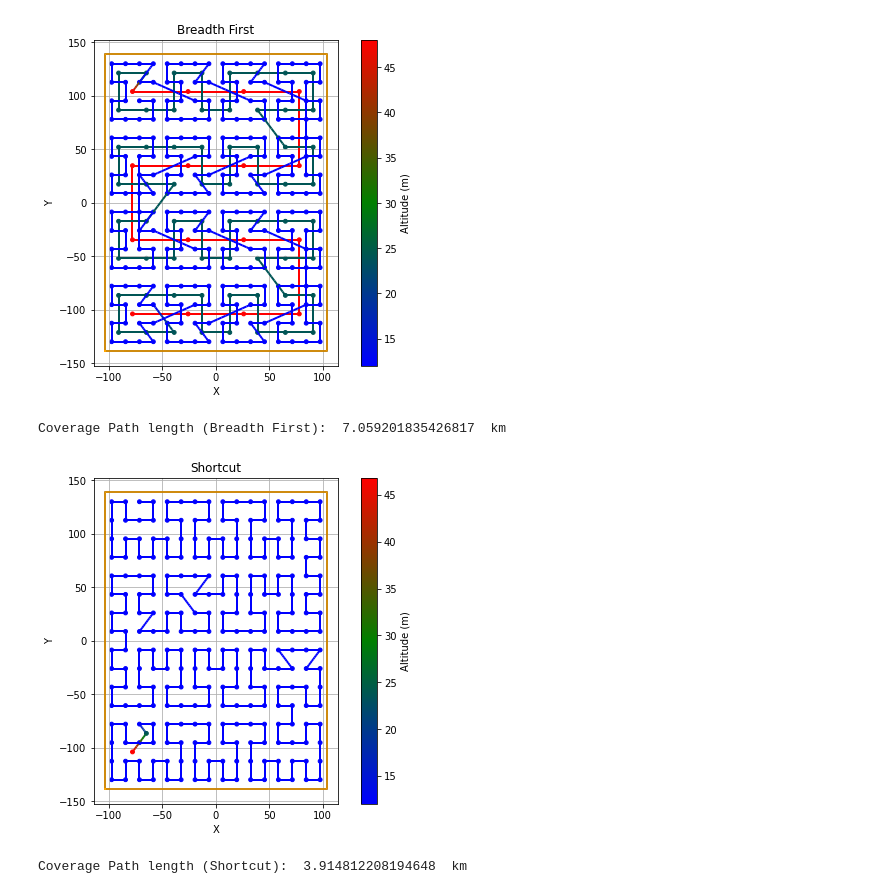
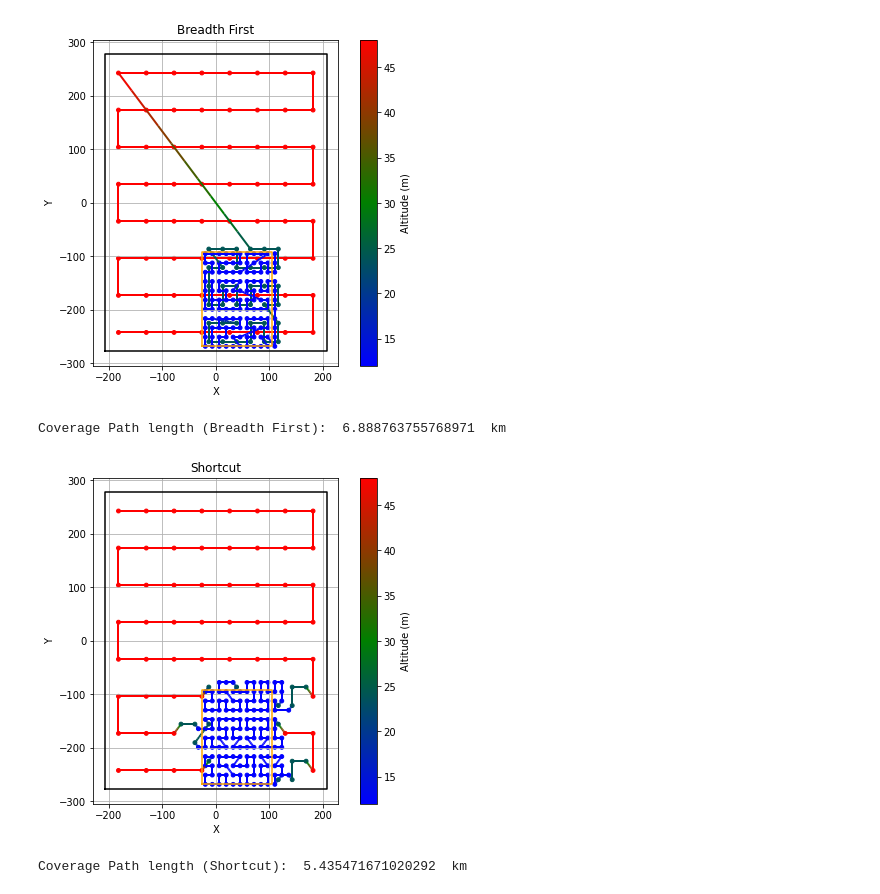
Before and after one commit to David1340/Doutorado_Drone, a Jupyter notebook: Comparacao.ipynb, the cells around one changed output. Saved outputs shown, nothing was run; the diff lists cells and outputs as text; code cells hidden in the pictures.

```diff
--- a/Comparacao.ipynb
+++ b/Comparacao.ipynb
@@ -1,3 +1,9 @@
+# %%
+import numpy as np
+def custo(x,y):
+    vx = 10
+    vz = 2.5
+    return np.max([np.linalg.norm(x[0:2] - y[0:2])/vx, np.linalg.norm(x[2] - y[2])/vz])
 # %%
 from shapely.geometry import Polygon
 from shapely import affinity
@@ -15,7 +21,7 @@ DJImini3Camera = SensorCamera()
 desirableGSD = 1*0.43 #cm/px
 altitude = DJImini3Camera.h_desirable(desirableGSD)/100
 width,height = DJImini3Camera.l(altitude) # dimensão horizontal do sensor para a altitude desejada
-L = 8
+L = 16
 poly = Polygon([(-L*height, -L*width), (L*height, -L*width), (L*height, L*width), (-L*height, L*width)])
 angle_deg = 0  # ângulo da varredura em graus (0 = horizontal, 90 = vertical)
 waypointsLawMower = lawmowerPath(poly, height, width, angle_deg)
@@ -23,7 +29,7 @@ waypointsLawMower = lawmowerPath(poly, height, width, angle_deg)
 areas_de_interesse = []
 base = Polygon([(-0.1*height*L, -0.1*width*L), (0.1*height*L,-0.1*width*L), (0.1*height*L,0.1*width*L), (-0.1*height*L,0.1*width*L)])
 
-p = 30 # proporção de área de interesse em relação à área total
+p = 100 # proporção de área de interesse em relação à área total
 c = 1 # número de patches de interesse
 base = affinity.scale(base,np.sqrt(p/c), np.sqrt(p/c), origin=(0, 0))
 cont = 0
@@ -93,7 +99,10 @@ plt.axis('equal')
 plt.legend()
 plt.show()
 path_length5 = 0
+path_cost5 = 0
 for i in range(np.size(waypoints,0)-1):
     path_length5 += np.linalg.norm(waypoints[i+1] - waypoints[i])
+    path_cost5 += np.linalg.norm(waypoints[i+1] - waypoints[i])/10
 print("Coverage Path length (LawMower): ", path_length5/1000, " km")
+print("Coverage Path cost (LawMower): ", path_cost5, " s")
 # %% [output]
@@ -152,7 +162,9 @@ plt.xlabel("X")
 plt.ylabel("Y")
 plt.show()
 path_length4 = 0
+path_cost4 = 0
 for i in range(np.size(waypointsDF,0)-1):
     path_length4 += np.linalg.norm(waypointsDF[i+1] - waypointsDF[i])
+    path_cost4 += custo(waypointsDF[i], waypointsDF[i+1])
 print("Coverage Path length (Depth First): ", path_length4/1000, " km")
 # %% [output]
@@ -187,35 +199,37 @@ z_segment = (z[:-1] + z[1:]) / 2
 
 # Plotando
 lc = LineCollection(segments, cmap=cmap_custom, array=z_segment, linewidth=2)
 
 fig, ax = plt.subplots(figsize=(8, 6))
 ax.add_collection(lc)
 ax.scatter(waypointsBF[:, 0], waypointsBF[:, 1], c=waypointsBF[:,2], cmap=cmap_custom, s=15)
 plt.colorbar(lc, ax=ax, label='Altitude (m)')
 x, y = poly.exterior.xy
 ax.plot(x, y, color='black')
 if poly.interiors:
     for interior in poly.interiors:
         x, y = interior.xy
         ax.plot(x, y, color='black',alpha=0.1)
 for area_de_interesse in areas_de_interesse:
     x, y = area_de_interesse.exterior.xy
     plt.plot(x, y, color='orange')
 
 ax.plot()
 ax.set_aspect('equal')
 ax.grid(True)
 plt.title("Breadth First")
 plt.xlabel("X")
 plt.ylabel("Y")
 plt.show()
 path_length3 = 0
+path_cost3 = 0
 for i in range(np.size(waypointsBF,0)-1):
     path_length3 += np.linalg.norm(waypointsBF[i+1] - waypointsBF[i])
+    path_cost3 += custo(waypointsBF[i], waypointsBF[i+1])
 print("Coverage Path length (Breadth First): ", path_length3/1000, " km")
 # %% [output]
-[figure, old version]
+[figure, new version]
-Coverage Path length (Breadth First):  7.059201835426817  km
+Coverage Path length (Breadth First):  6.888763755768971  km
 # %%
 waypointsSC = np.array(ShortTree.generate_path())
 # Parâmetros
@@ -268,12 +282,14 @@ plt.xlabel("X")
 plt.ylabel("Y")
 plt.show()
 path_length = 0
+path_cost = 0
 for i in range(0,np.size(waypointsSC,0)-1):
     path_length += np.linalg.norm(waypointsSC[i+1] - waypointsSC[i])
+    path_cost += custo(waypointsSC[i], waypointsSC[i+1])
 print("Coverage Path length (Shortcut): ", path_length/1000, " km")
 # %% [output]
-[figure, old version]
+[figure, new version]
-Coverage Path length (Shortcut):  3.914812208194648  km
+Coverage Path length (Shortcut):  5.435471671020292  km
 # %%
 from utils import HilbertTree
 DFTreeHilbert = HilbertTree(DJImini3Camera,areas_de_interesse)
```
Also changed, not shown: parts of 7 cells of this notebook, 2 other files.
